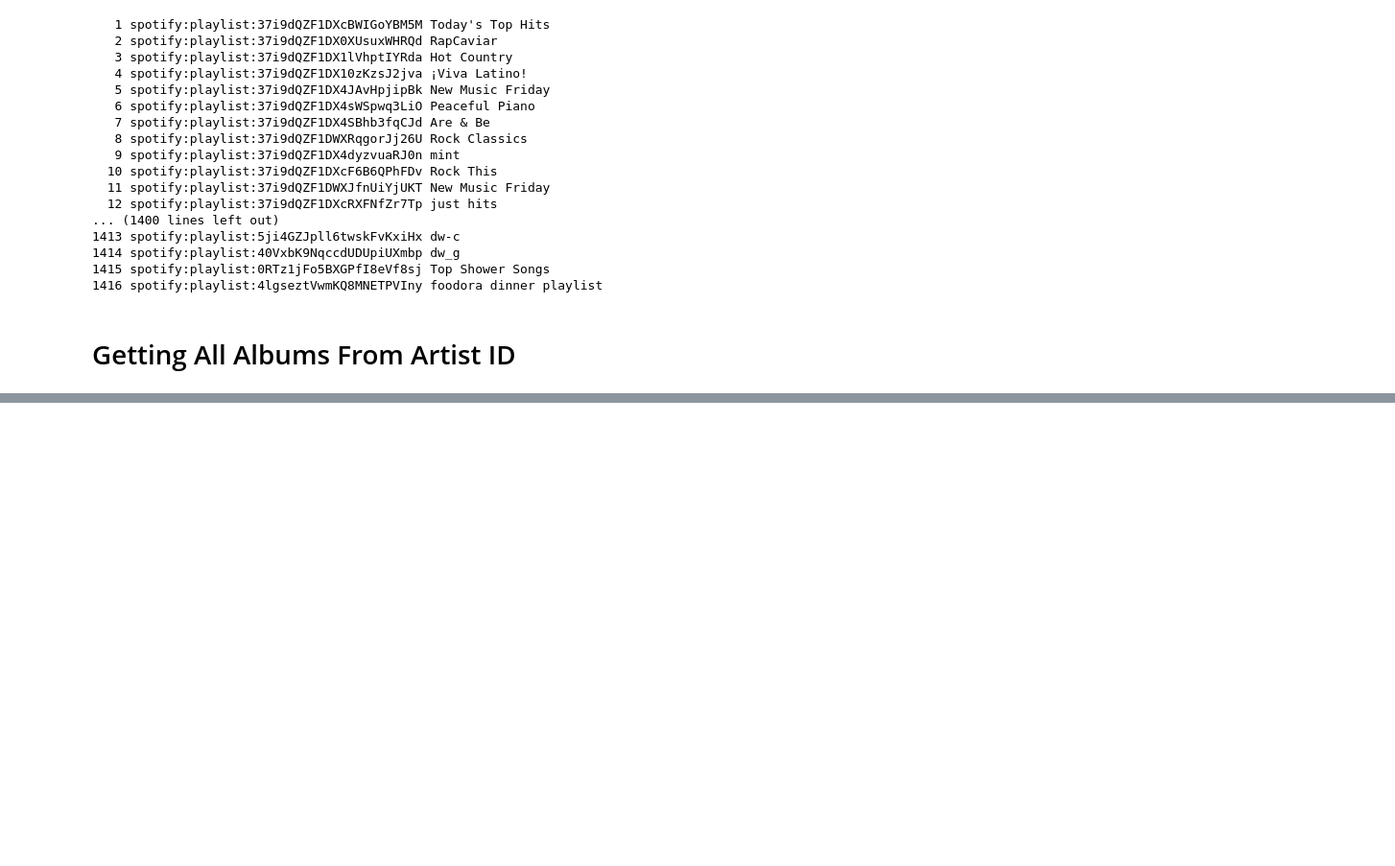
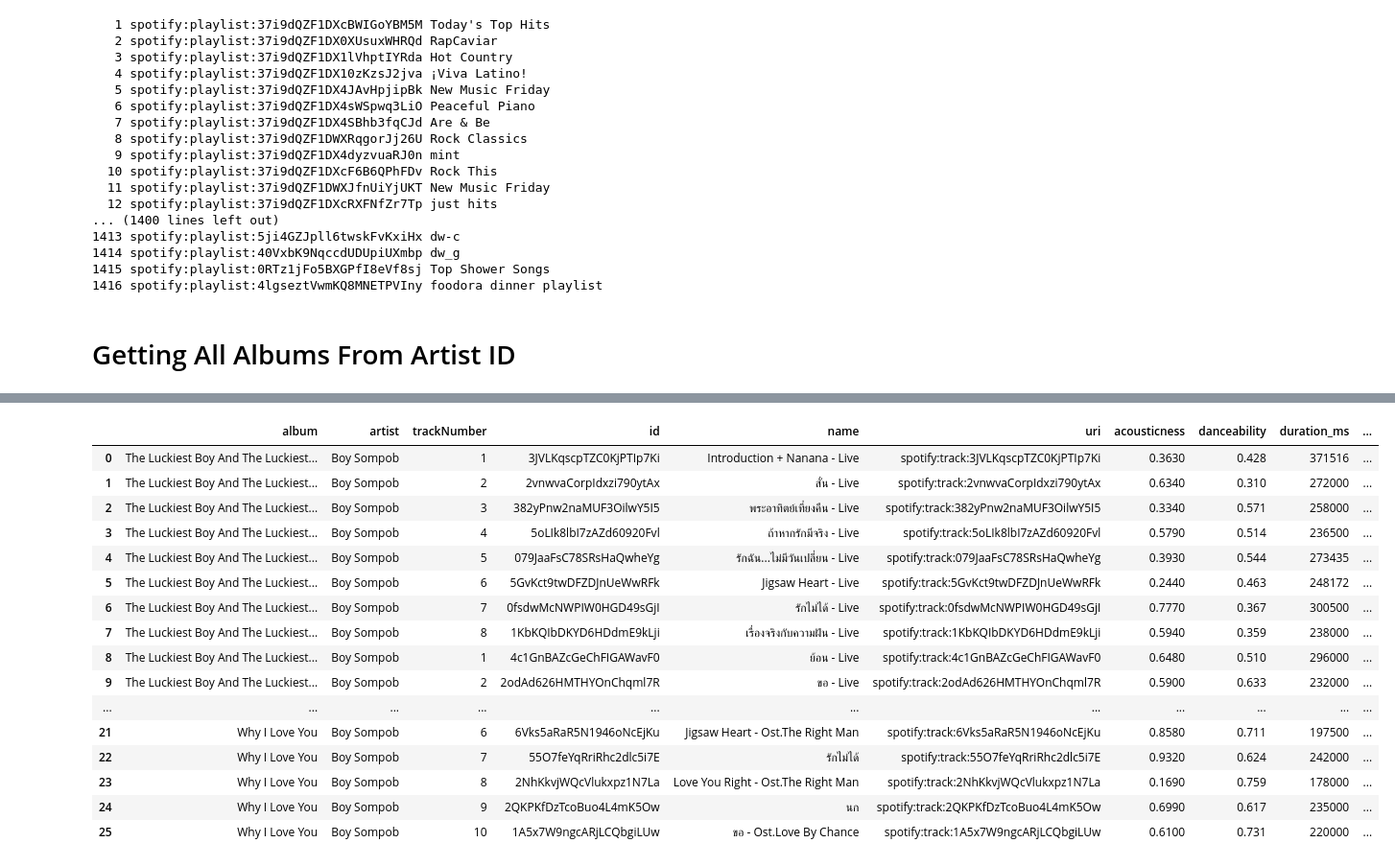
Before and after one commit to jghuynh/Song_Shine, a Jupyter notebook: Song_Rak.ipynb, the cells around one changed output, grey strips where cells are left out. Shown at 96% size. Cells and saved outputs as stored; diff of their text form; code cells hidden in the pictures; blank space fills up the shorter version.

Commit message:
Added a bunch of methods and created a df of albums

```diff
--- a/Song_Rak.ipynb
+++ b/Song_Rak.ipynb
@@ -144,17 +145,21 @@ def getAudioFeatures(trackID, track = None):
     numSections = len(sp.audio_analysis(trackID)["sections"])
     numSegments = len(sp.audio_analysis(trackID)["segments"])
     audioFeature["bars"] = numBars
+    audioFeature["numSections"] = numSections
+    audioFeature["numSegments"] = numSegments
 
     return audioFeature
 
 
-singer = "train"
+singer = "Ed Sheeran"
 # song = "如何"
-song = "drive by"
+song = "Perfect"
 trackID = getTrackID(song, singer)
 #print(trackID)
 #sp.search(q = "top 100 hits UK", type = "track", limit = 5)["tracks"]
-# audioFeature = sp.audio_features(trackID)[0]
+#audioFeature = sp.audio_features(trackID)[0]
+#artistID = getArtistID(singer)
+#artistID
 audioFeatures = getAudioFeatures(trackID)
 audioFeatures
 #len(sp.audio_analysis(trackID)["bars"])
@@ -258,0 +295,13 @@ boySompobAlbums = getAlbums(artistID)
+# %%
+sp.artist_top_tracks(artistID)
+results = sp.search(q="Ed Sheeran", limit=10, type = "track")
+tracks = sp.album_tracks("3oIFxDIo2fwuk4lwCmFZCx")
+
+for i in range(len(tracks["items"])):
+    print(tracks["items"][i]["name"])
+    print(tracks["items"][i]["id"])
+    #tracks["items"][0]["name"]
+#results
+#for i, t in enumerate(results['tracks']['items']):
+#    print(' ', i, t['name'])
+#sp.track(artistID)
@@ -266,0 +536,20 @@ SpotifyException: http status: 401, code:-1 - https://api.spotify.com/v1/me/:
+# %%
+pd.concat([df, df1], ignore_index = True)
+# %% [output]
+|  | album | artist | trackNumber | id | name | uri | acousticness | danceability | duration_ms | ... |
+| 0 | The Luckiest Boy And The Luckiest... | Boy Sompob | 1 | 3JVLKqscpTZC0KjPTIp7Ki | Introduction + Nanana - Live | spotify:track:3JVLKqscpTZC0KjPTIp7Ki | 0.3630 | 0.428 | 371516 | ... |
+| 1 | The Luckiest Boy And The Luckiest... | Boy Sompob | 2 | 2vnwvaCorpIdxzi790ytAx | สั่น - Live | spotify:track:2vnwvaCorpIdxzi790ytAx | 0.6340 | 0.310 | 272000 | ... |
+| 2 | The Luckiest Boy And The Luckiest... | Boy Sompob | 3 | 382yPnw2naMUF3OilwY5I5 | พระอาทิตย์เที่ยงคืน - Live | spotify:track:382yPnw2naMUF3OilwY5I5 | 0.3340 | 0.571 | 258000 | ... |
+| 3 | The Luckiest Boy And The Luckiest... | Boy Sompob | 4 | 5oLIk8lbI7zAZd60920Fvl | ถ้าหากรักมีจริง - Live | spotify:track:5oLIk8lbI7zAZd60920Fvl | 0.5790 | 0.514 | 236500 | ... |
+| 4 | The Luckiest Boy And The Luckiest... | Boy Sompob | 5 | 079JaaFsC78SRsHaQwheYg | รักฉัน...ไม่มีวันเปลี่ยน - Live | spotify:track:079JaaFsC78SRsHaQwheYg | 0.3930 | 0.544 | 273435 | ... |
+| 5 | The Luckiest Boy And The Luckiest... | Boy Sompob | 6 | 5GvKct9twDFZDJnUeWwRFk | Jigsaw Heart - Live | spotify:track:5GvKct9twDFZDJnUeWwRFk | 0.2440 | 0.463 | 248172 | ... |
+| 6 | The Luckiest Boy And The Luckiest... | Boy Sompob | 7 | 0fsdwMcNWPIW0HGD49sGjI | รักไม่ได้ - Live | spotify:track:0fsdwMcNWPIW0HGD49sGjI | 0.7770 | 0.367 | 300500 | ... |
+| 7 | The Luckiest Boy And The Luckiest... | Boy Sompob | 8 | 1KbKQIbDKYD6HDdmE9kLji | เรื่องจริงกับความฝัน - Live | spotify:track:1KbKQIbDKYD6HDdmE9kLji | 0.5940 | 0.359 | 238000 | ... |
+| 8 | The Luckiest Boy And The Luckiest... | Boy Sompob | 1 | 4c1GnBAZcGeChFIGAWavF0 | ย้อน - Live | spotify:track:4c1GnBAZcGeChFIGAWavF0 | 0.6480 | 0.510 | 296000 | ... |
+| 9 | The Luckiest Boy And The Luckiest... | Boy Sompob | 2 | 2odAd626HMTHYOnChqml7R | ขอ - Live | spotify:track:2odAd626HMTHYOnChqml7R | 0.5900 | 0.633 | 232000 | ... |
+| ... | ... | ... | ... | ... | ... | ... | ... | ... | ... | ... |
+| 21 | Why I Love You | Boy Sompob | 6 | 6Vks5aRaR5N1946oNcEjKu | Jigsaw Heart - Ost.The Right Man | spotify:track:6Vks5aRaR5N1946oNcEjKu | 0.8580 | 0.711 | 197500 | ... |
+| 22 | Why I Love You | Boy Sompob | 7 | 55O7feYqRriRhc2dlc5i7E | รักไม่ได้ | spotify:track:55O7feYqRriRhc2dlc5i7E | 0.9320 | 0.624 | 242000 | ... |
+| 23 | Why I Love You | Boy Sompob | 8 | 2NhKkvjWQcVlukxpz1N7La | Love You Right - Ost.The Right Man | spotify:track:2NhKkvjWQcVlukxpz1N7La | 0.1690 | 0.759 | 178000 | ... |
+| 24 | Why I Love You | Boy Sompob | 9 | 2QKPKfDzTcoBuo4L4mK5Ow | นก | spotify:track:2QKPKfDzTcoBuo4L4mK5Ow | 0.6990 | 0.617 | 235000 | ... |
+| 25 | Why I Love You | Boy Sompob | 10 | 1A5x7W9ngcARjLCQbgiLUw | ขอ - Ost.Love By Chance | spotify:track:1A5x7W9ngcARjLCQbgiLUw | 0.6100 | 0.731 | 220000 | ... |
```
Also changed, not shown: parts of 19 cells of this notebook.
